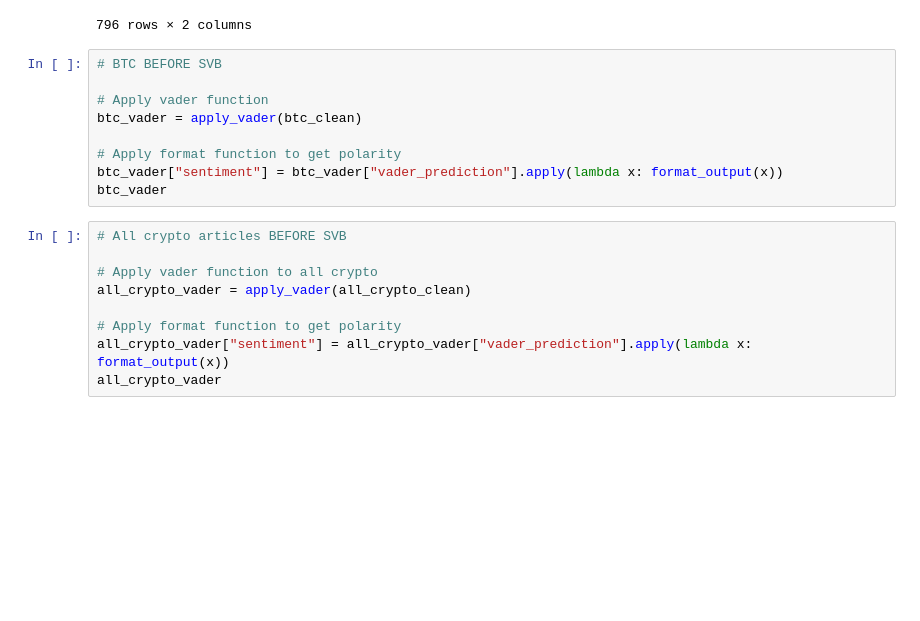
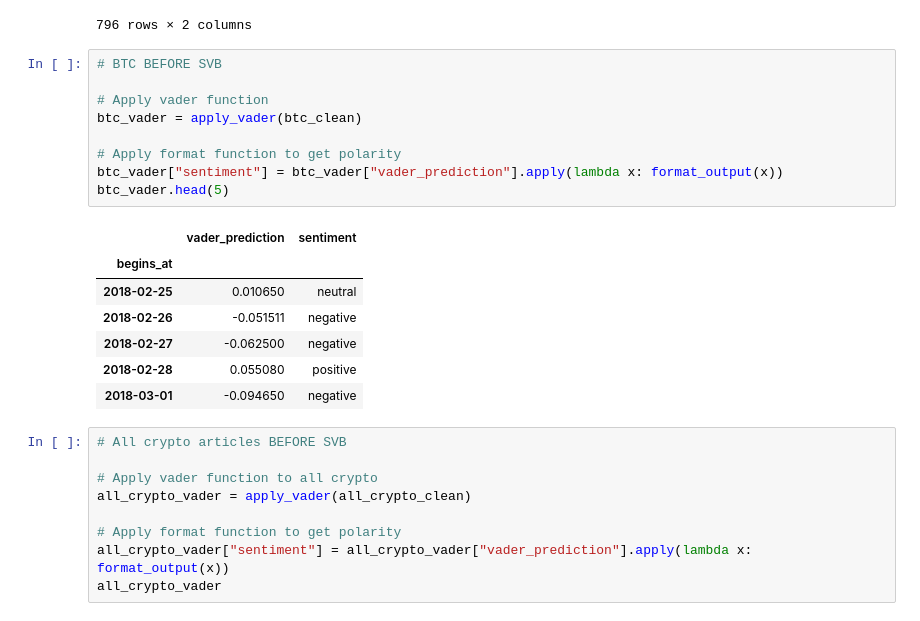
Before and after one commit to zarbin/UTA_Project-4, a Jupyter notebook: sandbox/JennS/sentiment_analysis_auto.ipynb, the cells around one changed output. Saved outputs shown, nothing was run; the diff lists cells and outputs as text; blank space fills up the shorter version.

Commit message:
Finished new sentiment anlysis for btc before svb

```diff
--- a/sandbox/JennS/sentiment_analysis_auto.ipynb
+++ b/sandbox/JennS/sentiment_analysis_auto.ipynb
@@ -259,12 +278,20 @@ doge_vader
 # %%
 # BTC BEFORE SVB
 
 # Apply vader function
 btc_vader = apply_vader(btc_clean)
 
 # Apply format function to get polarity
 btc_vader["sentiment"] = btc_vader["vader_prediction"].apply(lambda x: format_output(x))
-btc_vader
+btc_vader.head(5)
+# %% [output]
+|  | vader_prediction | sentiment |
+| begins_at |  |  |
+| 2018-02-25 | 0.010650 | neutral |
+| 2018-02-26 | -0.051511 | negative |
+| 2018-02-27 | -0.062500 | negative |
+| 2018-02-28 | 0.055080 | positive |
+| 2018-03-01 | -0.094650 | negative |
 # %%
 # All crypto articles BEFORE SVB
 
```
Also changed, not shown: parts of 7 cells of this notebook, 1 other file.
